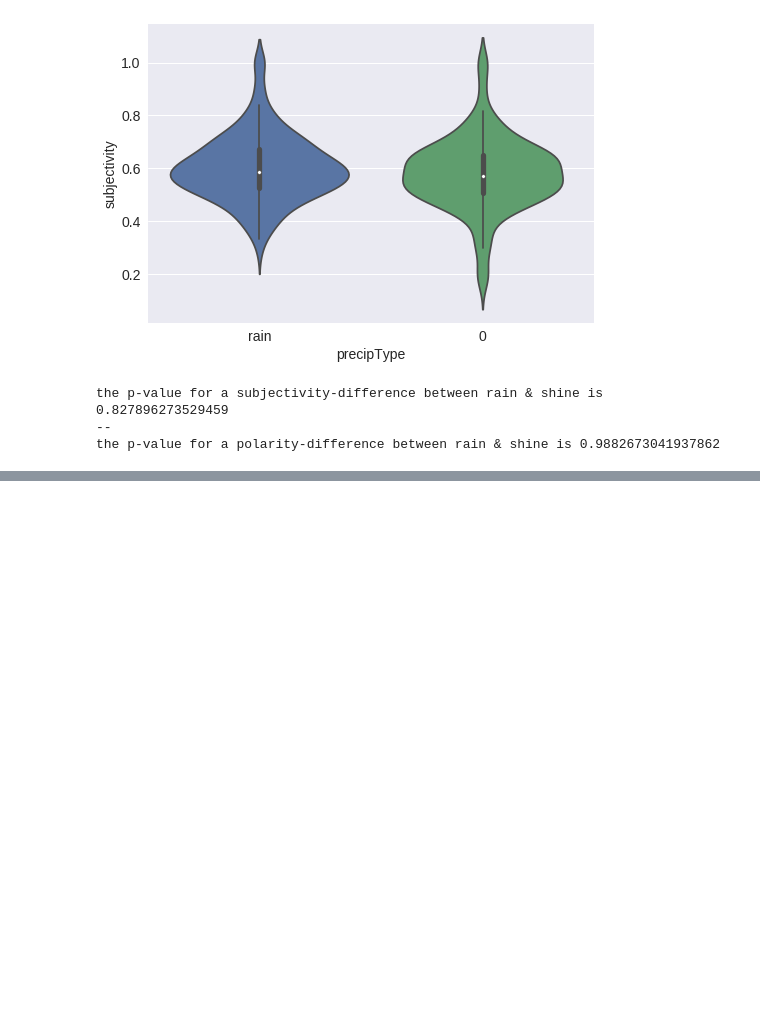
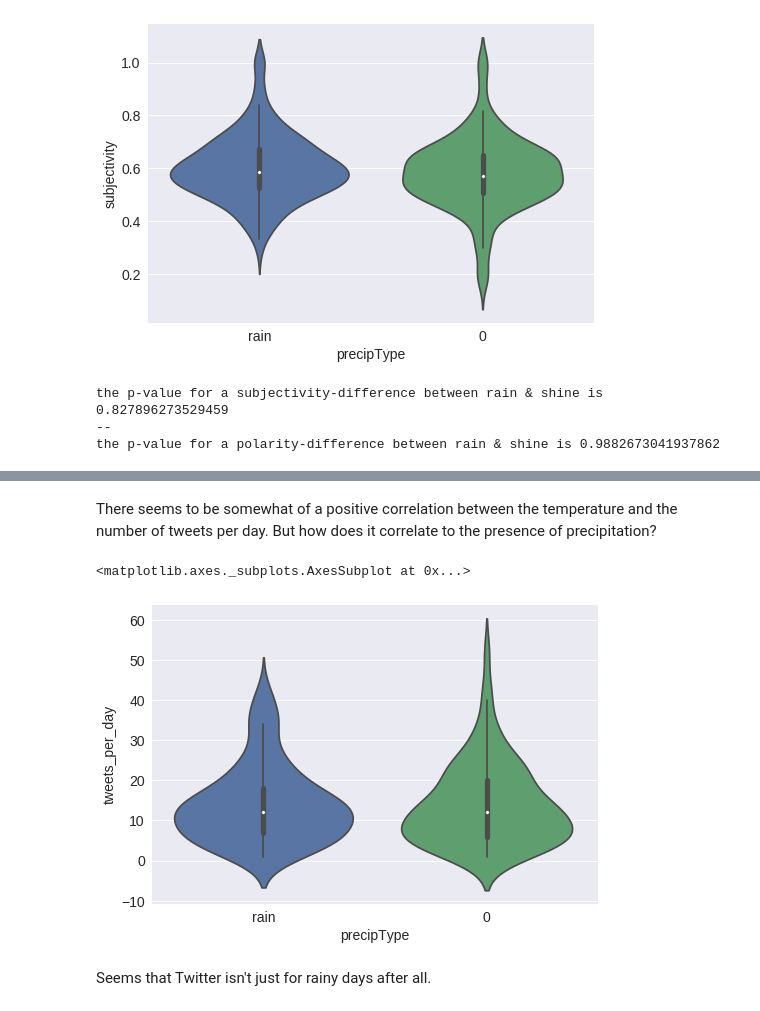
Before and after one commit to OpenHumans/ohjh-example-notebooks, a Jupyter notebook: twitter-under-the-weather.ipynb, the cells around one changed output, grey strips where cells are left out. Drawn from its saved outputs; the diff is of its cells as text; code cells hidden in the pictures; blank space fills up the shorter version.

```diff
--- a/twitter-under-the-weather.ipynb
+++ b/twitter-under-the-weather.ipynb
@@ -466,0 +480,11 @@ Neither the plots themselves nor the `mannwhitneyu` statistical test offers any
+# %% [markdown]
+There seems to be somewhat of a positive correlation between the temperature and the number of tweets per day. But how does it correlate to the presence of precipitation?
+# %%
+sns.violinplot(x='precipType',
+               y='tweets_per_day',
+               data=twitter_moves_subset[twitter_moves_subset['precipType'] != 'snow'])
+# %% [output]
+<matplotlib.axes._subplots.AxesSubplot at 0x...>
+[figure, added]
+# %% [markdown]
+Seems that Twitter isn't just for rainy days after all.
```
Also changed, not shown: parts of 3 cells of this notebook.
